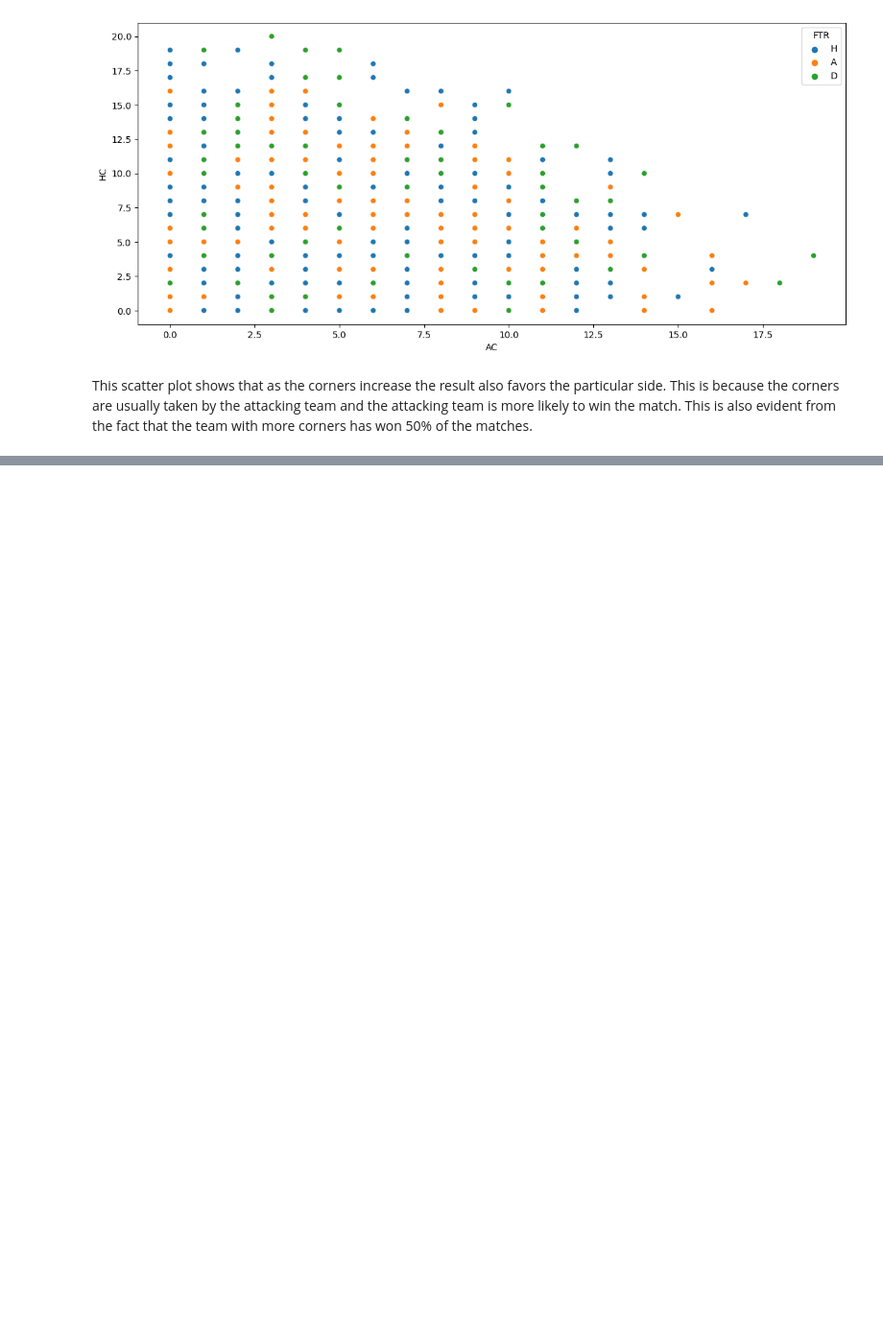
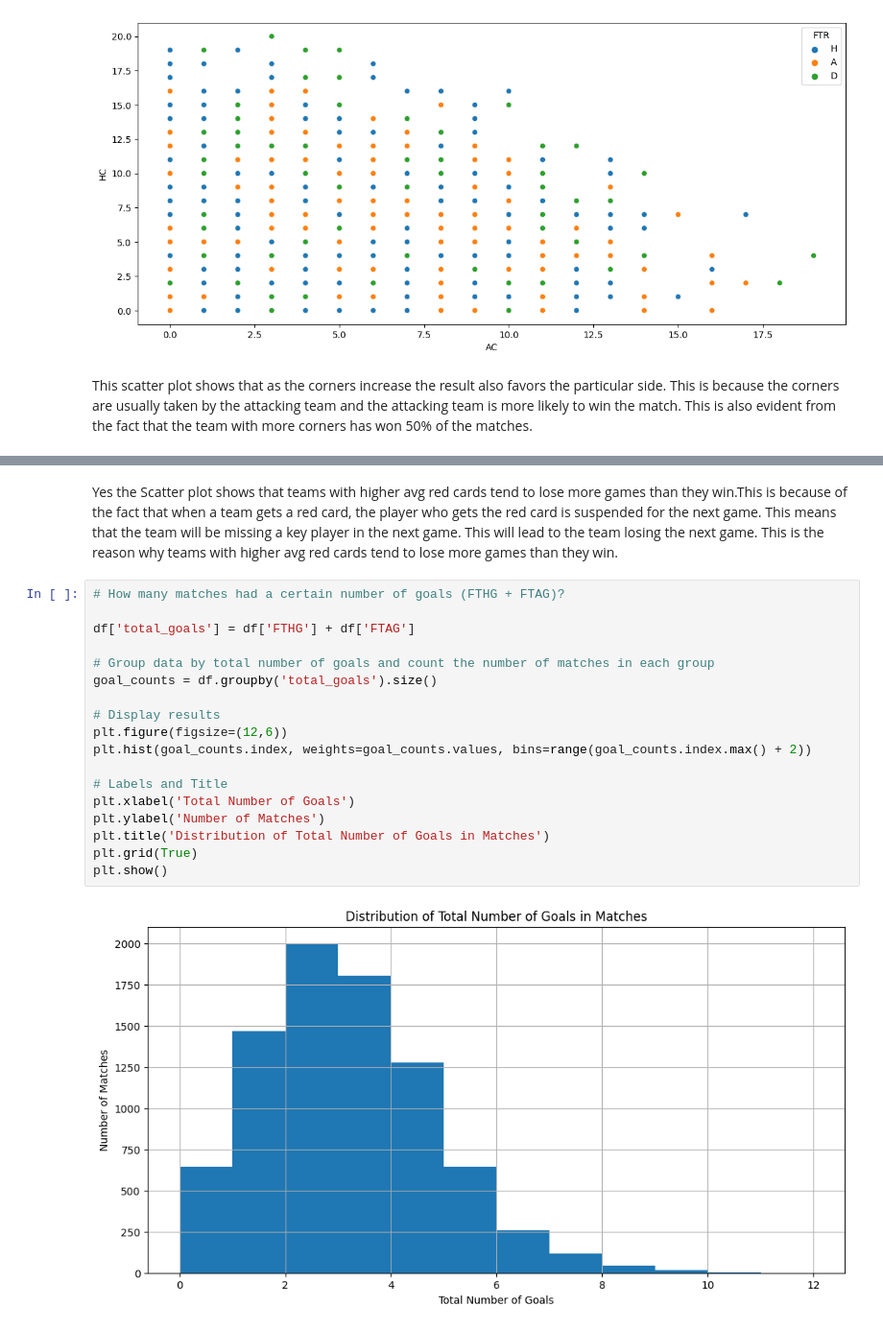
Before and after one commit to ilovedata6/premier_leauge_analysis, a Jupyter notebook: premier_leauge_analysis.ipynb, the cells around one changed output, grey strips where cells are left out. Shown: that part at 96% size. Cells and saved outputs as stored; diff of their text form; blank space fills up the shorter version.

```diff
--- a/premier_leauge_analysis.ipynb
+++ b/premier_leauge_analysis.ipynb
@@ -293,0 +314,22 @@ This scatter plot shows that as the corners increase the result also favors the
+# %% [markdown]
+Yes the Scatter plot shows that teams with higher avg red cards tend to lose more games than they win.This is because of the fact that when a team gets a red card, the player who gets the red card is suspended for the next game. This means that the team will be missing a key player in the next game. This will lead to the team losing the next game. This is the reason why teams with higher avg red cards tend to lose more games than they win.
+# %%
+# How many matches had a certain number of goals (FTHG + FTAG)?
+
+df['total_goals'] = df['FTHG'] + df['FTAG']
+
+# Group data by total number of goals and count the number of matches in each group
+goal_counts = df.groupby('total_goals').size()
+
+# Display results
+plt.figure(figsize=(12,6))
+plt.hist(goal_counts.index, weights=goal_counts.values, bins=range(goal_counts.index.max() + 2))
+
+# Labels and Title
+plt.xlabel('Total Number of Goals')
+plt.ylabel('Number of Matches')
+plt.title('Distribution of Total Number of Goals in Matches')
+plt.grid(True)
+plt.show()
+# %% [output]
+[figure, added]
```
Also changed, not shown: parts of 9 cells of this notebook, 2 other files.
